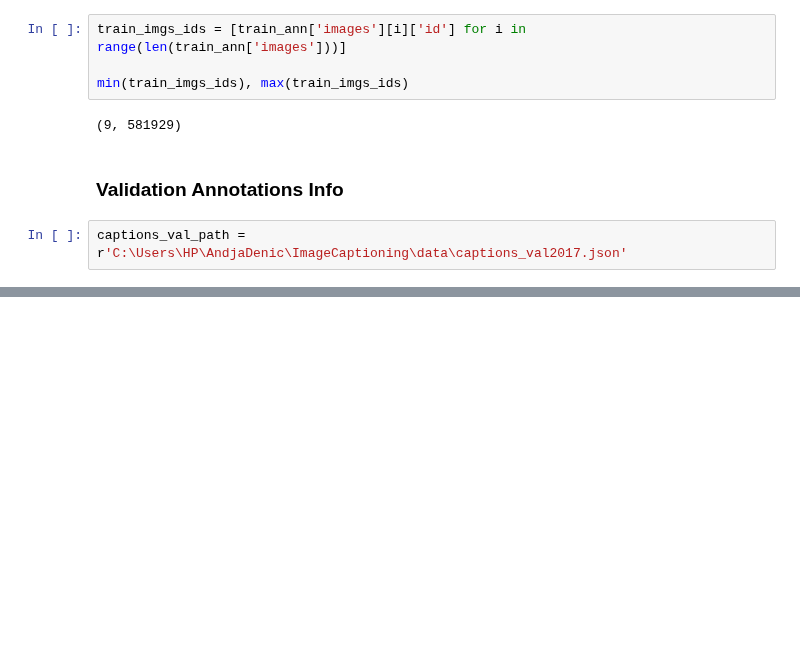
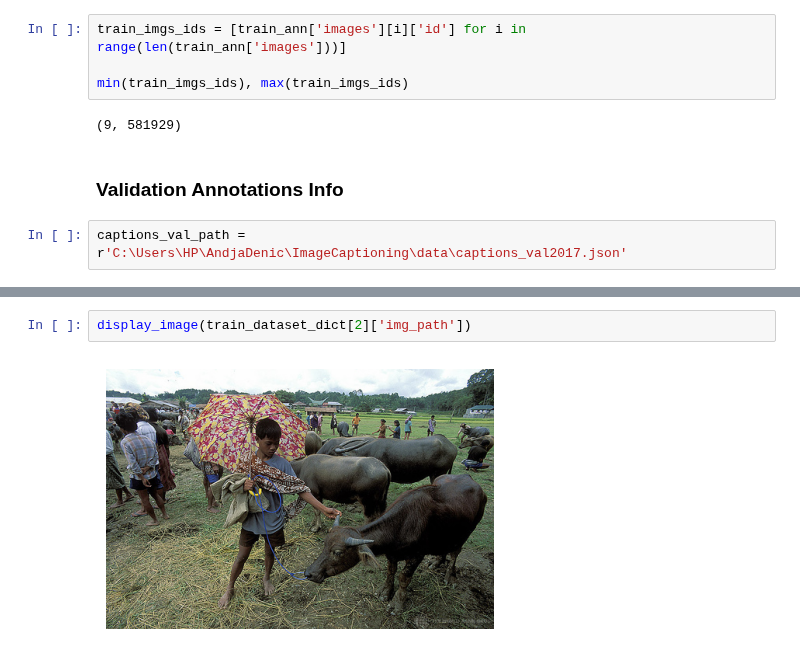
Before and after one commit to andjadenic/ImageCaptioning, a Jupyter notebook: EDA/EDA.ipynb, the cells around one changed output, grey strips where cells are left out. Saved outputs shown, nothing was run; the diff lists cells and outputs as text; blank space fills up the shorter version.

```diff
--- a/EDA/EDA.ipynb
+++ b/EDA/EDA.ipynb
@@ -171,0 +183,4 @@ plt.show()
+# %%
+display_image(train_dataset_dict[2]['img_path'])
+# %% [output]
+[figure, added]
```
Also changed, not shown: parts of 26 cells of this notebook, 7 other files.
